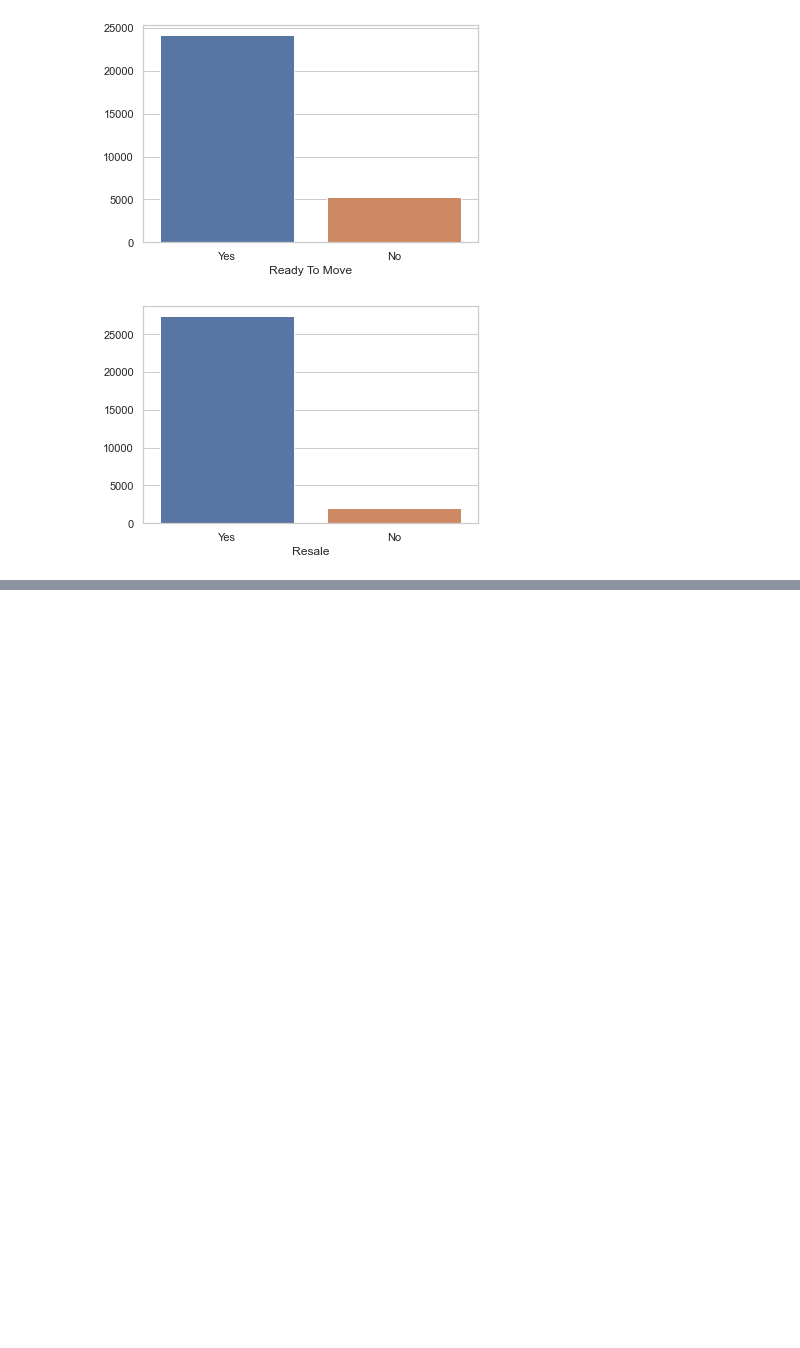
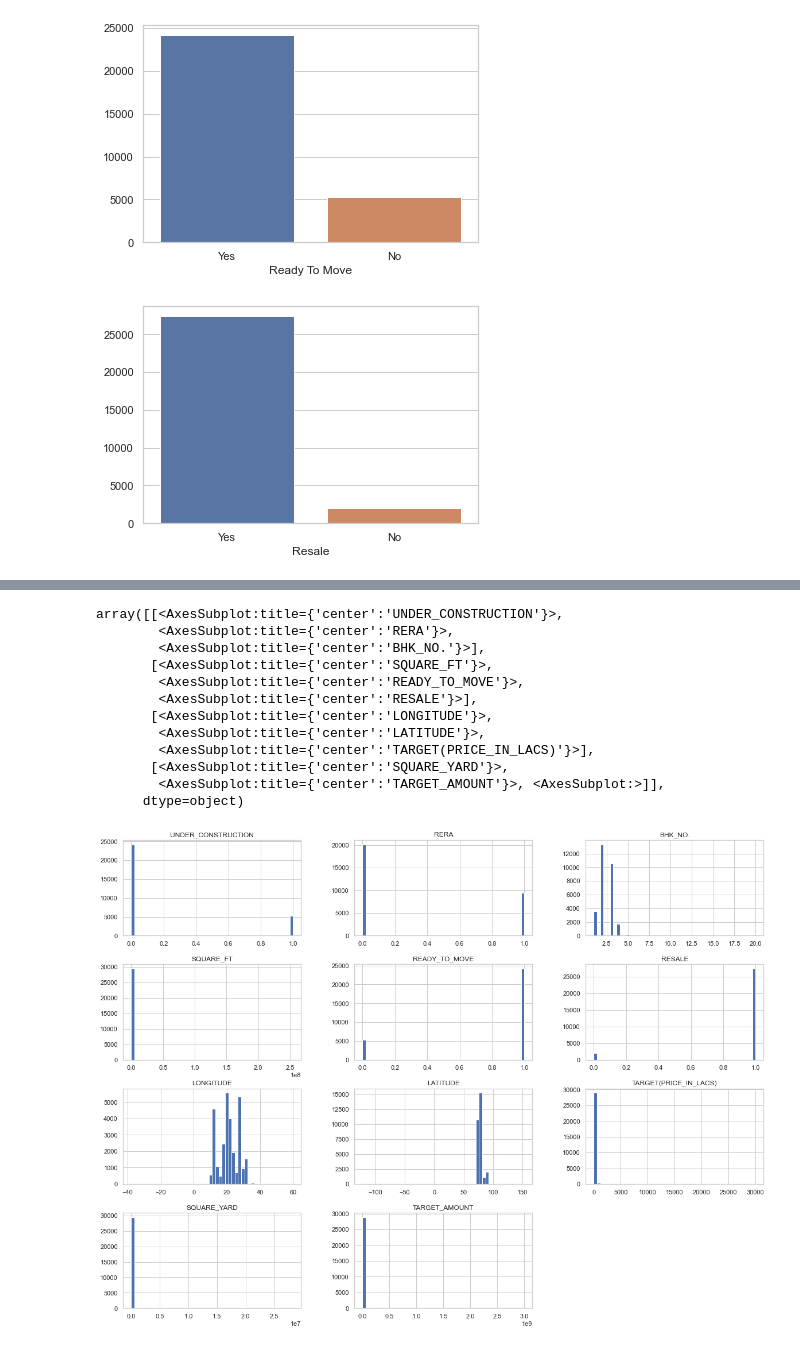
Before and after one commit to ethender/masterssemsterc, a Jupyter notebook: pricesprediction.ipynb, the cells around one changed output, grey strips where cells are left out. Drawn from its saved outputs; the diff is of its cells as text; code cells hidden in the pictures; blank space fills up the shorter version.

```diff
--- a/pricesprediction.ipynb
+++ b/pricesprediction.ipynb
@@ -380,0 +442,16 @@ ax.set(xlabel='Resale');
+# %%
+train_data.hist(bins=50,figsize=(20,15))
+# %% [output]
+array([[<AxesSubplot:title={'center':'UNDER_CONSTRUCTION'}>,
+        <AxesSubplot:title={'center':'RERA'}>,
+        <AxesSubplot:title={'center':'BHK_NO.'}>],
+       [<AxesSubplot:title={'center':'SQUARE_FT'}>,
+        <AxesSubplot:title={'center':'READY_TO_MOVE'}>,
+        <AxesSubplot:title={'center':'RESALE'}>],
+       [<AxesSubplot:title={'center':'LONGITUDE'}>,
+        <AxesSubplot:title={'center':'LATITUDE'}>,
+        <AxesSubplot:title={'center':'TARGET(PRICE_IN_LACS)'}>],
+       [<AxesSubplot:title={'center':'SQUARE_YARD'}>,
+        <AxesSubplot:title={'center':'TARGET_AMOUNT'}>, <AxesSubplot:>]],
+      dtype=object)
+[figure, added]
```
Also changed, not shown: parts of 7 cells of this notebook, 2 other files.
